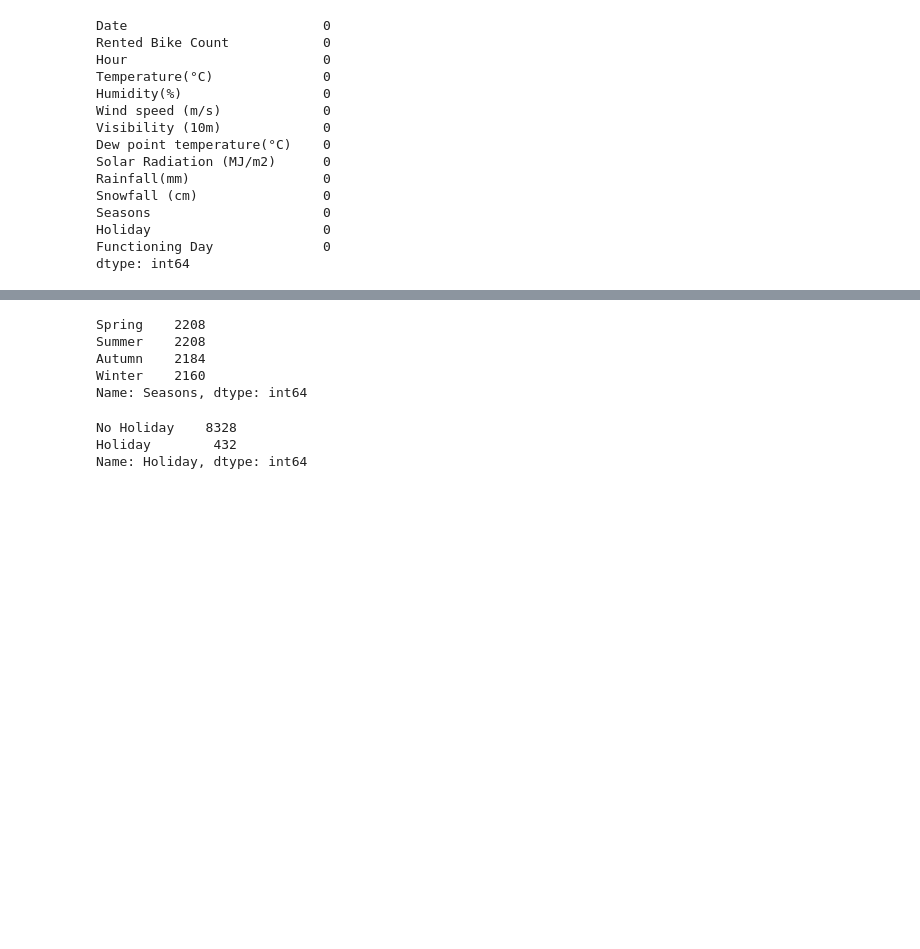
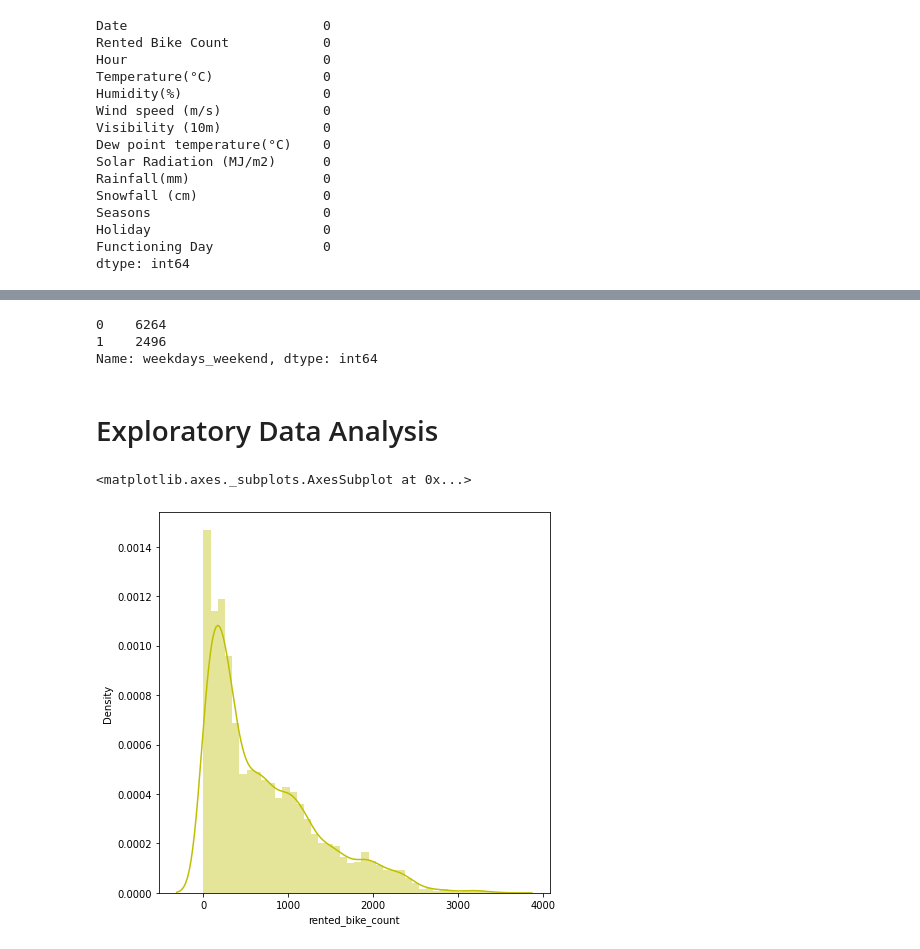
Before and after one commit to mmishra1092/Bike-Sharing-Demand-Prediction, a Jupyter notebook: MAYANK_MISHRA_Bike_Sharing_Demand_Prediction_Capstone_Project.ipynb, the cells around one changed output, grey strips where cells are left out. Saved outputs shown, nothing was run; the diff lists cells and outputs as text; code cells hidden in the pictures; blank space fills up the shorter version.

Commit message:
Data preprocessing done

```diff
--- a/MAYANK_MISHRA_Bike_Sharing_Demand_Prediction_Capstone_Project.ipynb
+++ b/MAYANK_MISHRA_Bike_Sharing_Demand_Prediction_Capstone_Project.ipynb
@@ -128,0 +180,10 @@ dtype: int64
+# %%
+bike_data_df['year'] = bike_data_df['Date'].dt.year
+bike_data_df['month'] = bike_data_df['Date'].dt.month
+bike_data_df['day'] = bike_data_df['Date'].dt.day_name()
+# %%
+# Create a new column weekdays_weekend
+bike_data_df['weekdays_weekend']=bike_data_df['day'].apply(lambda x : 1 if x=='Saturday' or x=='Sunday' else 0 )
+# %%
+#Drop 'Date','Day', and 'year' column
+bike_data_df = bike_data_df.drop(columns=['Date','day','year'],axis=1)
@@ -129,14 +228,21 @@ dtype: int64
 # %%
-bike_data_df.Seasons.value_counts()
+bike_data_df['weekdays_weekend'].value_counts()
 # %% [output]
-Spring    2208
-Summer    2208
-Autumn    2184
-Winter    2160
-Name: Seasons, dtype: int64
+0    6264
+1    2496
+Name: weekdays_weekend, dtype: int64
-# %%
-bike_data_df.Holiday.value_counts()
-# %% [output]
-No Holiday    8328
-Holiday        432
-Name: Holiday, dtype: int64
+# %%
+# Change numerical coloumn into categorical column
+
+col_names = ['hour','month','weekdays_weekend']
+for columns in col_names:
+  bike_data_df[columns]= bike_data_df[columns].astype('category')
+# %% [markdown]
+# Exploratory Data Analysis
+# %%
+# Dependent variable 'Price'
+plt.figure(figsize=(7,7))
+sns.distplot(bike_data_df['rented_bike_count'],color="y")
+# %% [output]
+<matplotlib.axes._subplots.AxesSubplot at 0x...>
+[figure, added]
```
Also changed, not shown: parts of 9 cells of this notebook.
